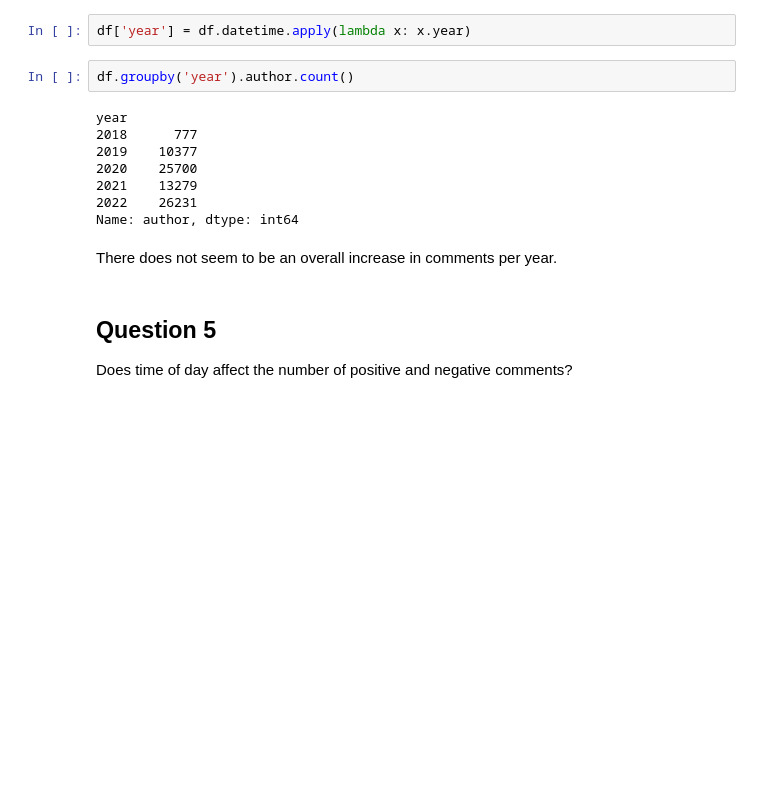
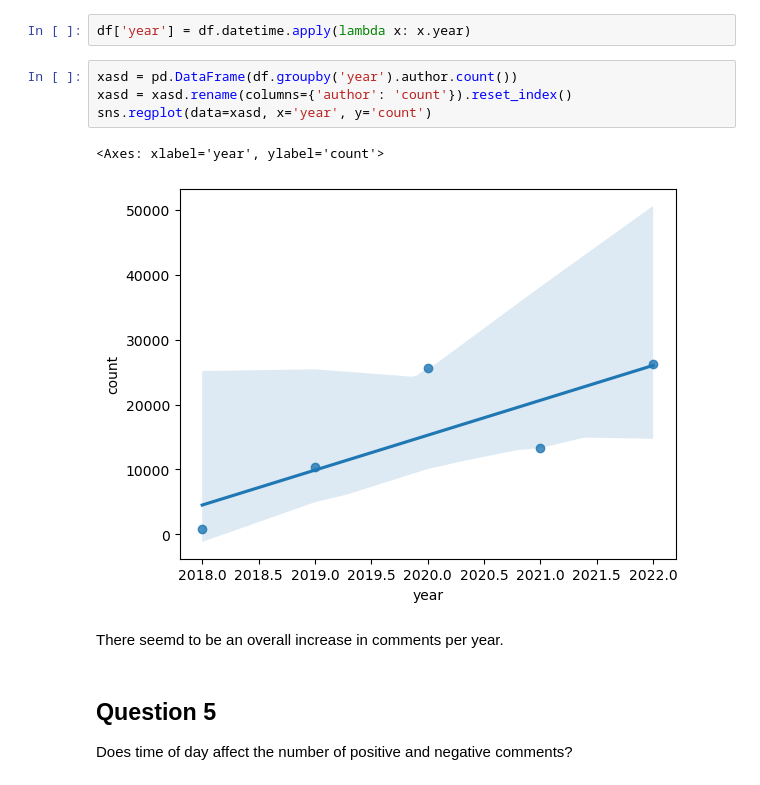
Before and after one commit to lillygoebel7/330final, a Jupyter notebook: reddit.ipynb, the cells around one changed output. Cells and saved outputs as stored; diff of their text form; blank space fills up the shorter version.

```diff
--- a/reddit.ipynb
+++ b/reddit.ipynb
@@ -177,17 +164,14 @@ Did the number of comments increase per year?
 # %%
 df['year'] = df.datetime.apply(lambda x: x.year)
 # %%
-df.groupby('year').author.count()
+xasd = pd.DataFrame(df.groupby('year').author.count())
+xasd = xasd.rename(columns={'author': 'count'}).reset_index()
+sns.regplot(data=xasd, x='year', y='count')
 # %% [output]
-year
-2018      777
-2019    10377
-2020    25700
-2021    13279
-2022    26231
-Name: author, dtype: int64
+<Axes: xlabel='year', ylabel='count'>
+[figure, added]
 # %% [markdown]
-There does not seem to be an overall increase in comments per year.
+There seemd to be an overall increase in comments per year.
 # %% [markdown]
 ## Question 5
 
```
Also changed, not shown: parts of 2 cells of this notebook.
